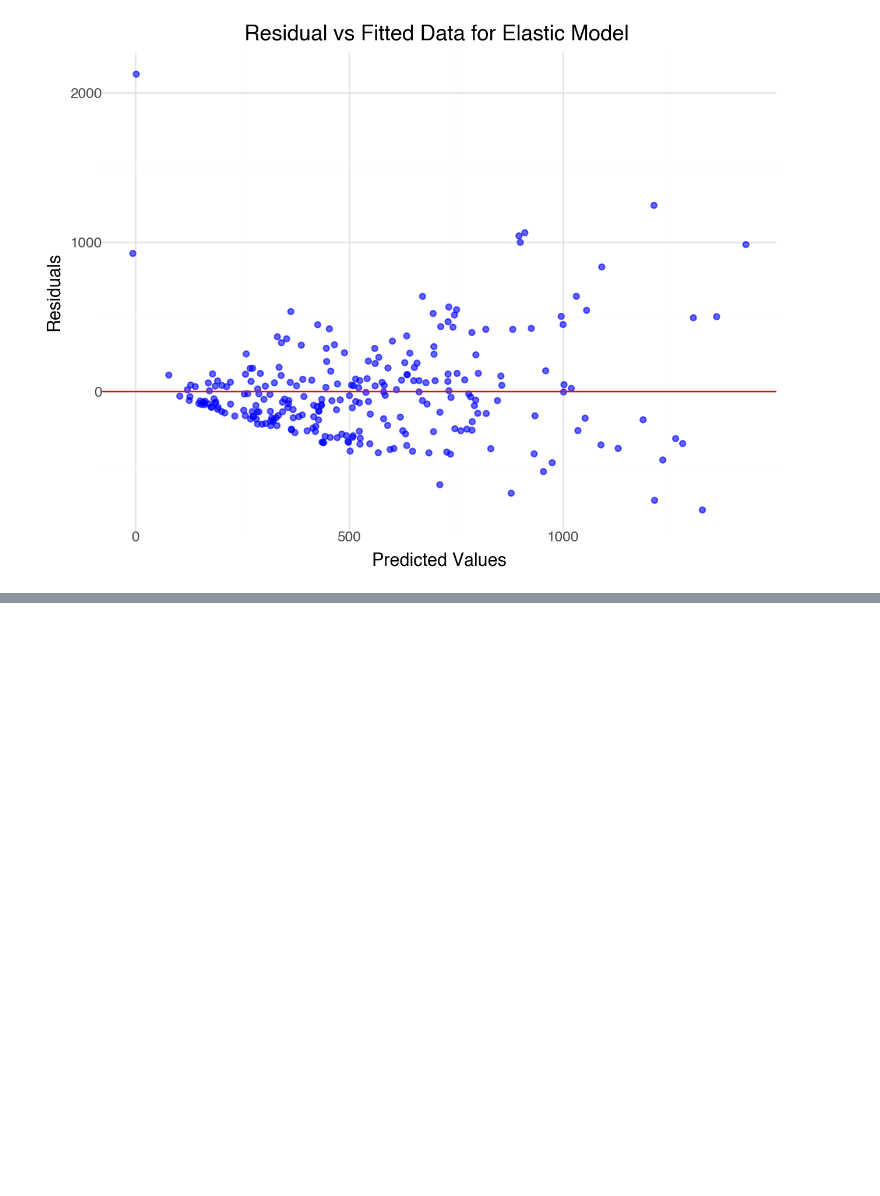
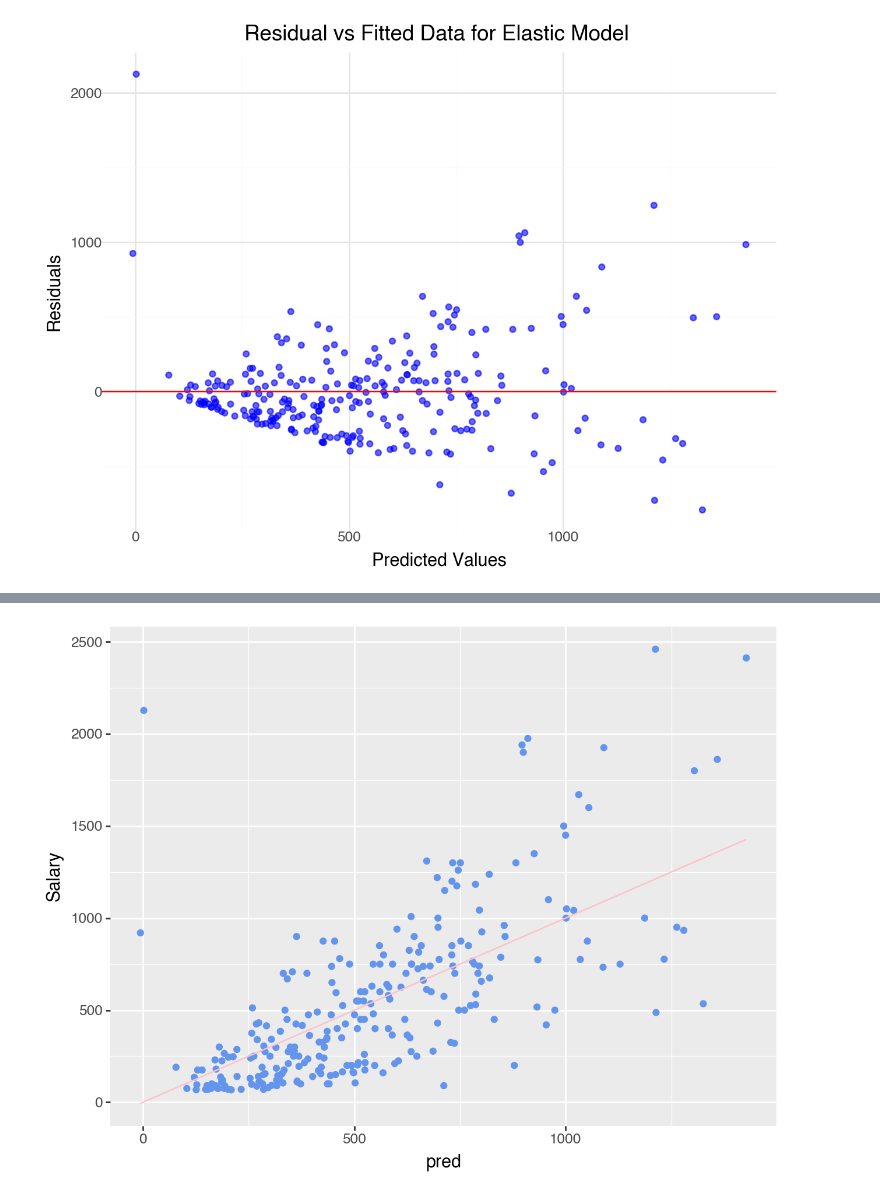
Before and after one commit to alexandragrover/GSB-544, a Jupyter notebook: Labs/Lab6/Lab6.ipynb, the cells around one changed output, grey strips where cells are left out. Saved outputs shown, nothing was run; the diff lists cells and outputs as text; code cells hidden in the pictures; blank space fills up the shorter version.

```diff
--- a/Labs/Lab6/Lab6.ipynb
+++ b/Labs/Lab6/Lab6.ipynb
@@ -1079,0 +1094,7 @@ My best model throughout was my elastic models. The lowest MSE I got was with my
+# %%
+(ggplot(baseball, aes(x='pred', y='Salary'))
++ geom_point(color="cornflowerblue")
++ geom_line(aes(y='pred'), color="pink")
+)
+# %% [output]
+[figure, added]
```
Also changed, not shown: parts of 6 cells of this notebook.
